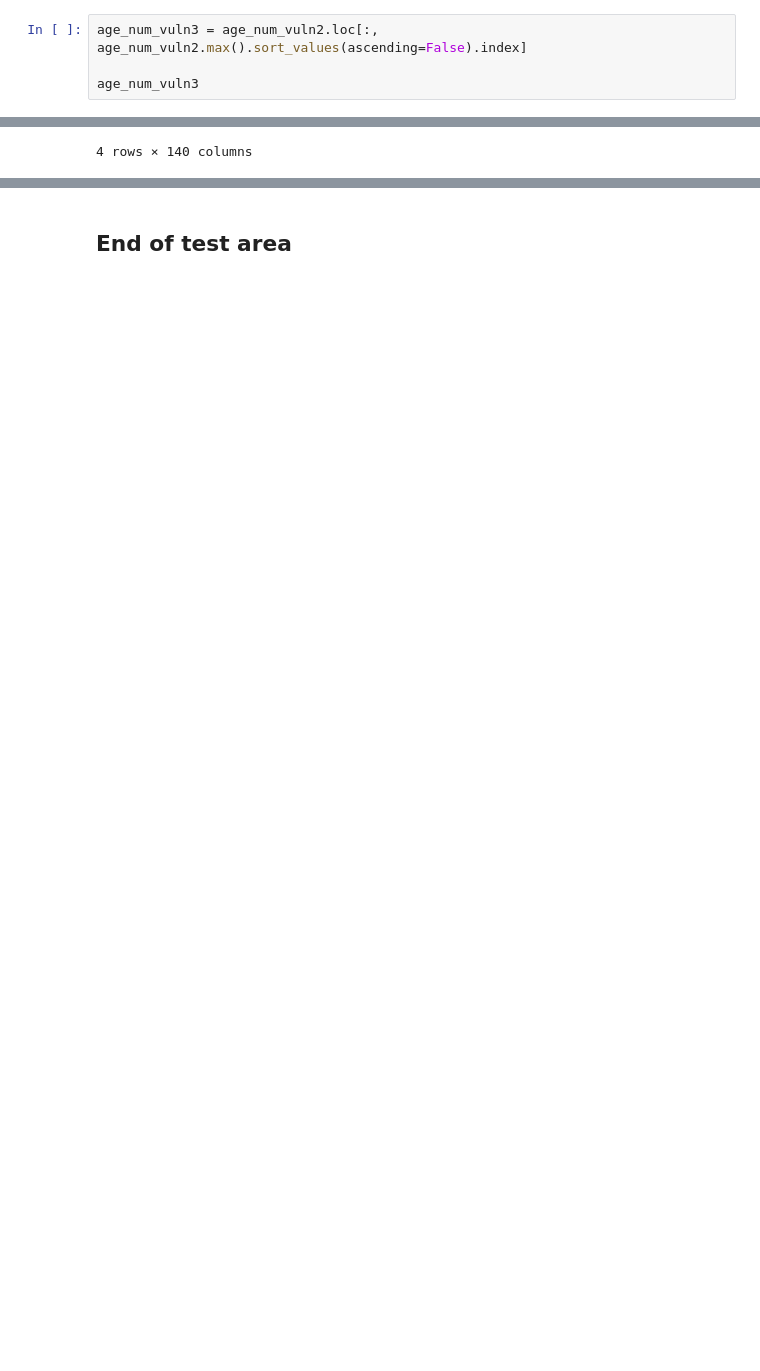
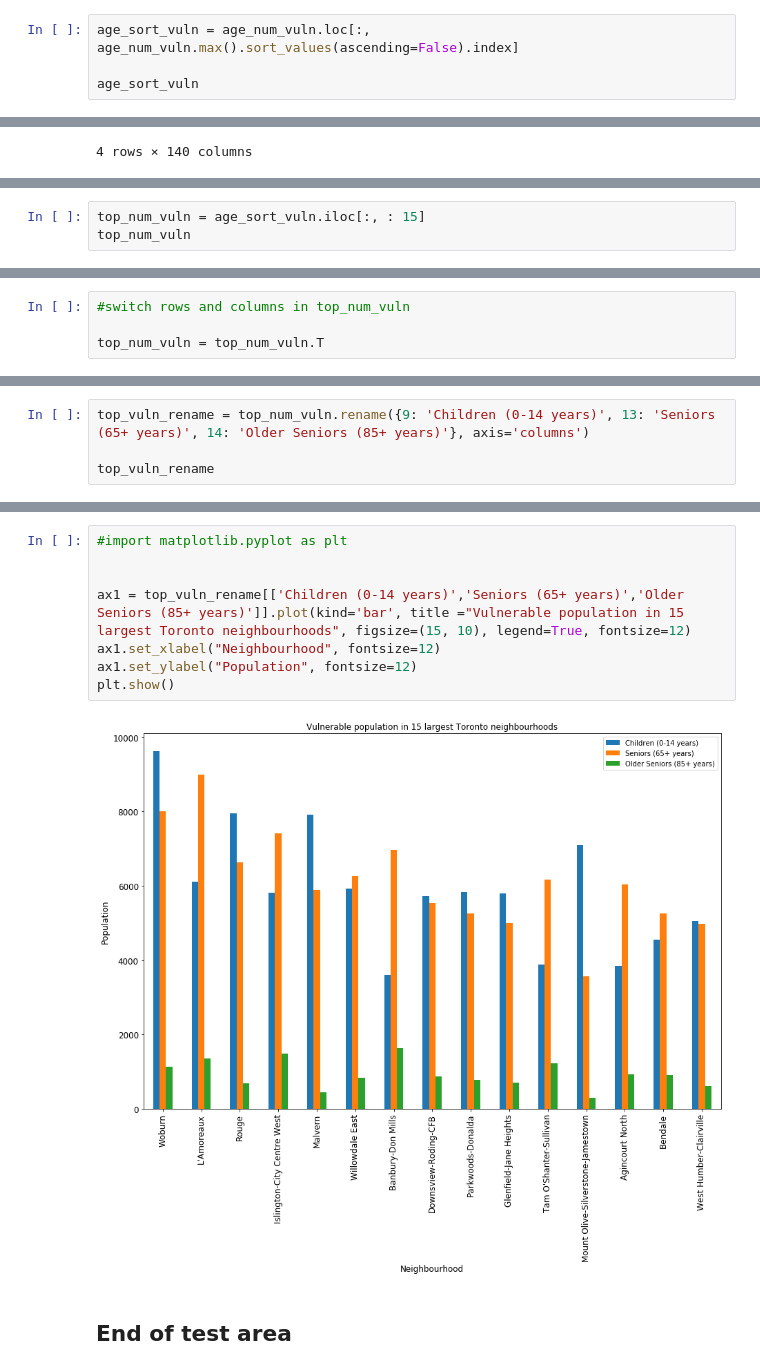
Before and after one commit to genephoenix/Coursera_Capstone, a Jupyter notebook: Capstone Project Notebook.ipynb, the cells around one changed output, grey strips where cells are left out. Saved outputs shown, nothing was run; the diff lists cells and outputs as text; blank space fills up the shorter version.

```diff
--- a/Capstone Project Notebook.ipynb
+++ b/Capstone Project Notebook.ipynb
@@ -374,9 +476,9 @@ dtype: float64
 # %% [markdown]
 ### Using the mean of the sum, get top 15 neighbourhoods based on larger size
 # %%
-age_num_vuln3 = age_num_vuln2.loc[:, age_num_vuln2.max().sort_values(ascending=False).index]
+age_sort_vuln = age_num_vuln.loc[:, age_num_vuln.max().sort_values(ascending=False).index]
 
-age_num_vuln3
+age_sort_vuln
 # %% [output]
 |  | Woburn | L'Amoreaux | Rouge | Islington-City Centre West | Malvern | Willowdale East | Banbury-Don Mills | ... |
 | 9 | 9625 | 6120 | 7960 | 5820 | 7910 | 5920 | 3605 | ... |
@@ -395,0 +489,3 @@ age_num_vuln4
+# %%
+top_num_vuln = age_sort_vuln.iloc[:, : 15]
+top_num_vuln
@@ -399,0 +504,4 @@ age_num_vuln4.shape
+# %%
+#switch rows and columns in top_num_vuln
+
+top_num_vuln = top_num_vuln.T
@@ -399,0 +527,4 @@ age_num_vuln4.shape
+# %%
+top_vuln_rename = top_num_vuln.rename({9: 'Children (0-14 years)', 13: 'Seniors (65+ years)', 14: 'Older Seniors (85+ years)'}, axis='columns')
+
+top_vuln_rename
@@ -400,3 +550,13 @@ age_num_vuln4.shape
+# %%
+#import matplotlib.pyplot as plt
+
+
+ax1 = top_vuln_rename[['Children (0-14 years)','Seniors (65+ years)','Older Seniors (85+ years)']].plot(kind='bar', title ="Vulnerable population in 15 largest Toronto neighbourhoods", figsize=(15, 10), legend=True, fontsize=12)
+ax1.set_xlabel("Neighbourhood", fontsize=12)
+ax1.set_ylabel("Population", fontsize=12)
+plt.show()
+# %% [output]
+[figure, added]
 # %% [markdown]
 ## End of test area
 # %% [markdown]
```
Also changed, not shown: parts of 77 cells of this notebook.
